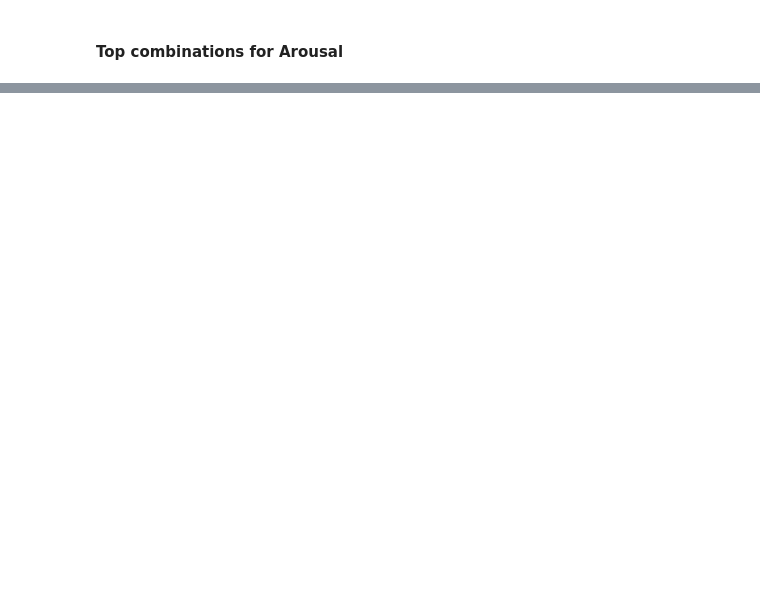
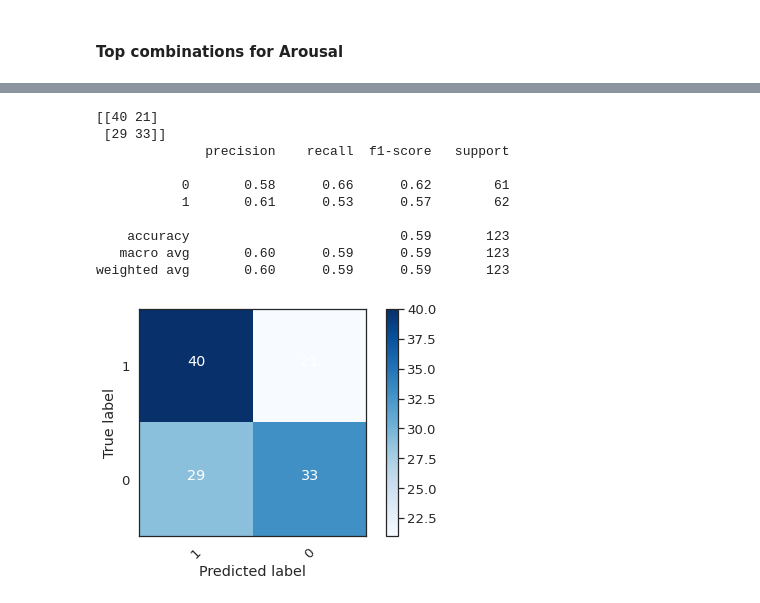
Before and after one commit to tuengominh/deap-eeg-classification, a Jupyter notebook: eeg_based_emotion_classification.ipynb, the cells around one changed output, grey strips where cells are left out. Cells and saved outputs as stored; diff of their text form; code cells hidden in the pictures; blank space fills up the shorter version.

```diff
--- a/eeg_based_emotion_classification.ipynb
+++ b/eeg_based_emotion_classification.ipynb
@@ -1656,0 +1619,14 @@ weighted avg       0.67      0.67      0.67       123
+# %%
+plot_cm('beta', 'parietal', 'arousal', 'mlp')
+# %% [output]
+[[40 21]
+ [29 33]]
+              precision    recall  f1-score   support
+
+           0       0.58      0.66      0.62        61
+           1       0.61      0.53      0.57        62
+
+    accuracy                           0.59       123
+   macro avg       0.60      0.59      0.59       123
+weighted avg       0.60      0.59      0.59       123
+[figure, added]
```
Also changed, not shown: parts of 44 cells of this notebook.
